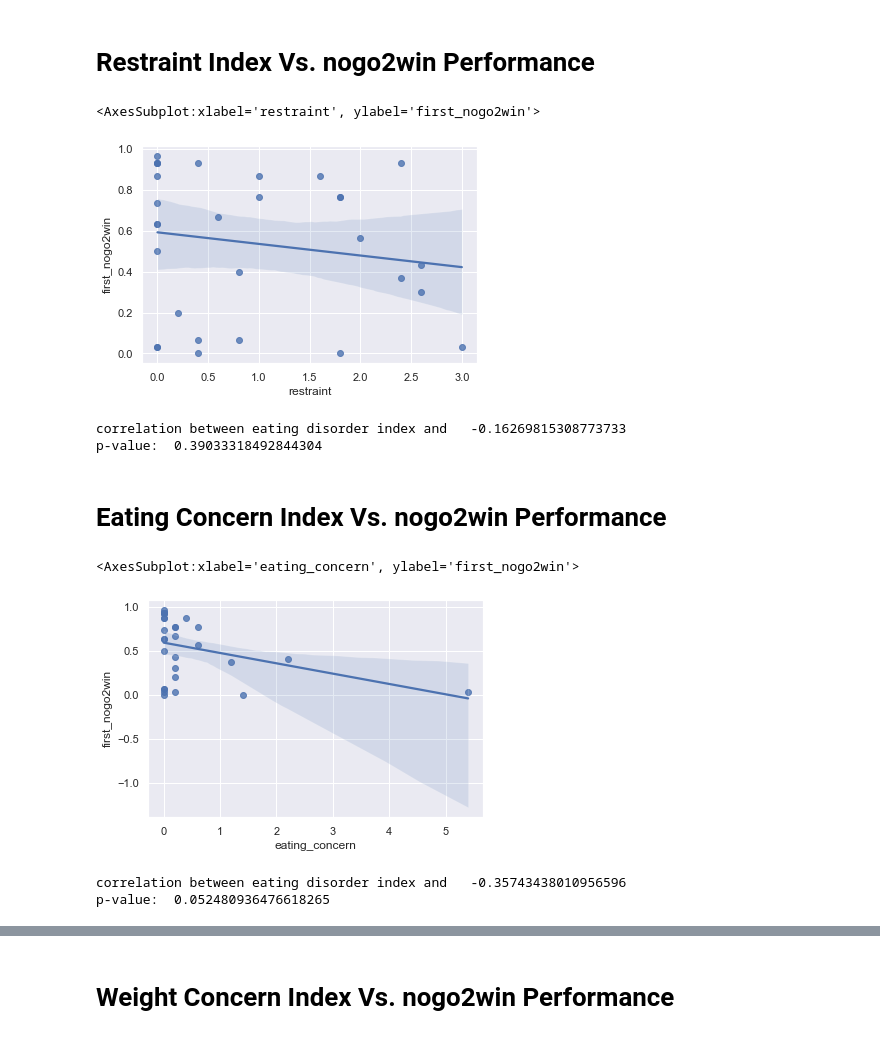
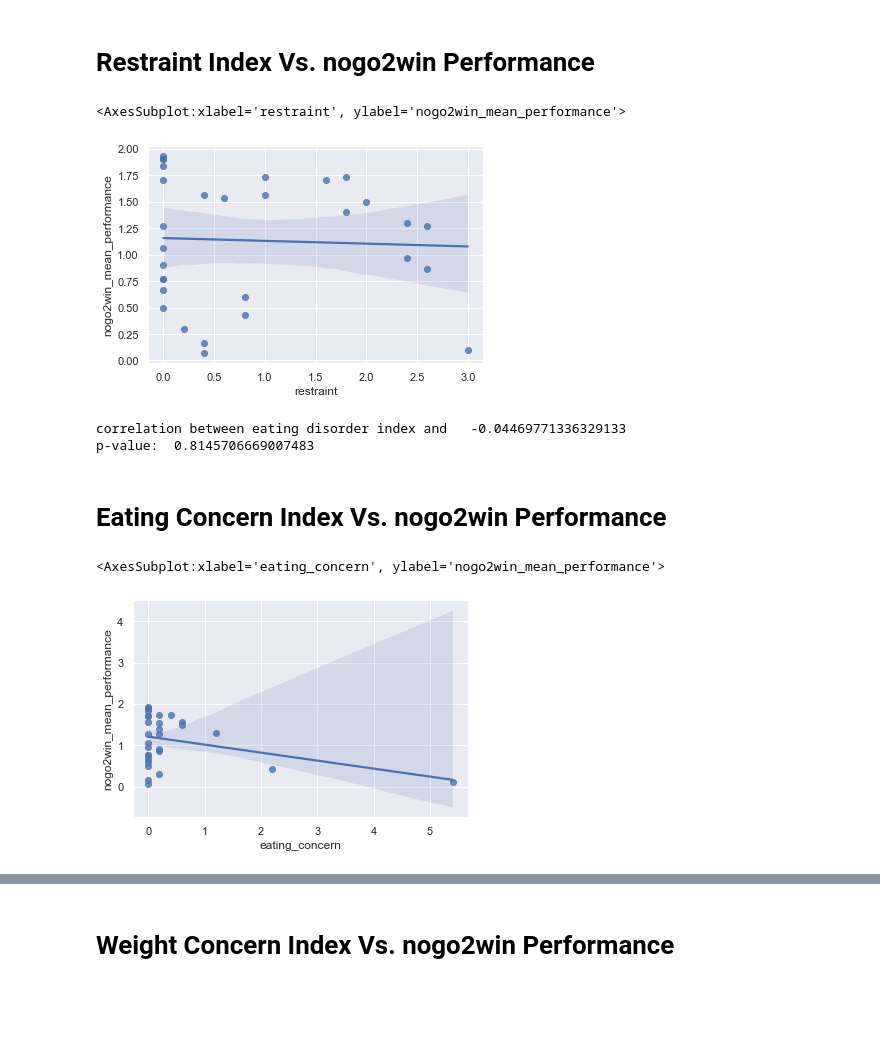
Before and after one commit to Sepsad/Interindividual-differences-in-Learning-to-Act-or-Avoid, a Jupyter notebook: hypothesis_testing.ipynb, the cells around one changed output, grey strips where cells are left out. Saved outputs shown, nothing was run; the diff lists cells and outputs as text; code cells hidden in the pictures; blank space fills up the shorter version.

```diff
--- a/hypothesis_testing.ipynb
+++ b/hypothesis_testing.ipynb
@@ -29,11 +20,16 @@ all_performance.head()
+# %%
+all_performance = pd.merge(second_round_perfornance, first_round_perfornance, on = 'mturkID', how = 'left')
+all_performance.gender_second_session = all_performance.gender_second_session.map({'female':'female','other':'female','male':'male'})
+all_performance.gender_first_session = all_performance.gender_first_session.map({'female':'female','other':'female','male':'male'})
+all_performance = all_performance.drop_duplicates()
 # %% [markdown]
 # First Hypothesis
 1. Our first hypothesis is that Pavlovian bias in learning is a stable, trait-like characteristic of human agents.
 # %%
-all_performance['first_rel_nogo2win'] = all_performance['first_go2win'] - all_performance['first_nogo2win']
-all_performance['second_rel_nogo2win'] = all_performance['second_go2win'] - all_performance['second_nogo2win']
+all_performance['first_rel_nogo2win'] = all_performance['go2win_first_session'] - all_performance['nogo2win_first_session']
+all_performance['second_rel_nogo2win'] = all_performance['go2win_second_session'] - all_performance['nogo2win_second_session']
 
-all_performance['first_rel_nogo2avoidPun'] = all_performance['first_go2win'] - all_performance['first_nogo2avoidPun']
-all_performance['second_rel_nogo2avoidPun'] = all_performance['second_go2win'] - all_performance['second_nogo2avoidPun']
+all_performance['first_rel_nogo2avoidPun'] = all_performance['go2win_first_session'] - all_performance['nogo2avoidPun_first_session']
+all_performance['second_rel_nogo2avoidPun'] = all_performance['go2win_second_session'] - all_performance['nogo2avoidPun_second_session']
 # %% [markdown]
 # No Go to Win Conditions
@@ -94,3 +156,9 @@ Questionnare_data = pd.read_csv('Data/cleaned_questionnaire_data.csv', index_col
+# %%
+Questionnare_data = pd.read_csv('Data/cleaned_questionnaire_data.csv', index_col= 0)
+Questionnare_data.columns = ['mturkID', '1', '2', '3', '4', '5', '6', '7', '8', '9', '10', '11', '12',
+       '13', '14', '15', '16', '17', '18', '19', '20', '21', '22', '23', '24',
+       '25', '26', '27', '28', 'weight', 'heightfeet', 'heightinch', 'pet-1',
+       'pet-type', 'pet-number', 'pet-timeperiod', 'pet-0']
 # %%
 Questionnare_data['has_pet'] = np.logical_not(Questionnare_data['pet-0'] == 'no') + (Questionnare_data['pet-1'] == 'yes')
 # %%
@@ -102,7 +170,7 @@ Questionnare_data['shape_concern'] = ((Questionnare_data['6']) + Questionnare_da
 
 Questionnare_data['global_score'] = (Questionnare_data['restraint'] + Questionnare_data['eating_concern'] + Questionnare_data['weight_concern'] + Questionnare_data['shape_concern'])/4
 # %%
-perf_questionnaire_data = pd.merge(Questionnare_data, first_round_perfornance, left_on='index',right_on='mturkID' )
+perf_questionnaire_data = pd.merge(Questionnare_data, all_performance, on='mturkID' )
 # %%
 
 perf_questionnaire_data["pet-type"] = perf_questionnaire_data["pet-type"].map(lambda x: x if type(x)!=str else x.lower())
@@ -123,28 +252,21 @@ p-value:  0.026612309111768588
 # %% [markdown]
 # Restraint Index Vs. nogo2win Performance
 # %%
-sns.regplot(data = perf_questionnaire_data, x = 'restraint', y = 'first_nogo2win')
+sns.regplot(data = perf_questionnaire_data, x = 'restraint', y = 'nogo2win_mean_performance')
 # %% [output]
-<AxesSubplot:xlabel='restraint', ylabel='first_nogo2win'>
+<AxesSubplot:xlabel='restraint', ylabel='nogo2win_mean_performance'>
-[figure, old version]
+[figure, new version]
 # %%
-test_res = stats.pearsonr(perf_questionnaire_data.restraint, perf_questionnaire_data.first_nogo2win)
+test_res = stats.pearsonr(perf_questionnaire_data.restraint, perf_questionnaire_data.nogo2win_mean_performance)
 print('correlation between eating disorder index and  ', test_res[0])
 print('p-value: ', test_res[1])
 # %% [output]
-correlation between eating disorder index and   -0.16269815308773733
-p-value:  0.39033318492844304
+correlation between eating disorder index and   -0.04469771336329133
+p-value:  0.8145706669007483
 # %% [markdown]
 # Eating Concern Index Vs. nogo2win Performance
 # %%
-sns.regplot(data = perf_questionnaire_data, x = 'eating_concern', y = 'first_nogo2win')
+sns.regplot(data = perf_questionnaire_data, x = 'eating_concern', y = 'nogo2win_mean_performance')
 # %% [output]
-<AxesSubplot:xlabel='eating_concern', ylabel='first_nogo2win'>
+<AxesSubplot:xlabel='eating_concern', ylabel='nogo2win_mean_performance'>
-[figure, old version]
+[figure, new version]
-# %%
-test_res = stats.pearsonr(perf_questionnaire_data.eating_concern, perf_questionnaire_data.first_nogo2win)
-print('correlation between eating disorder index and  ', test_res[0])
-print('p-value: ', test_res[1])
-# %% [output]
-correlation between eating disorder index and   -0.35743438010956596
-p-value:  0.052480936476618265
```
Also changed, not shown: parts of 42 cells of this notebook, 1 other file.
